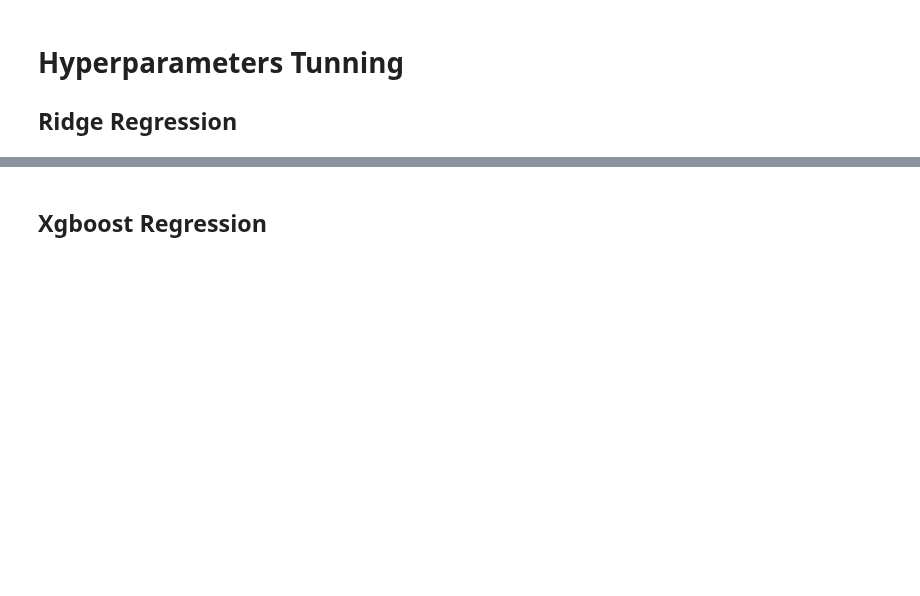
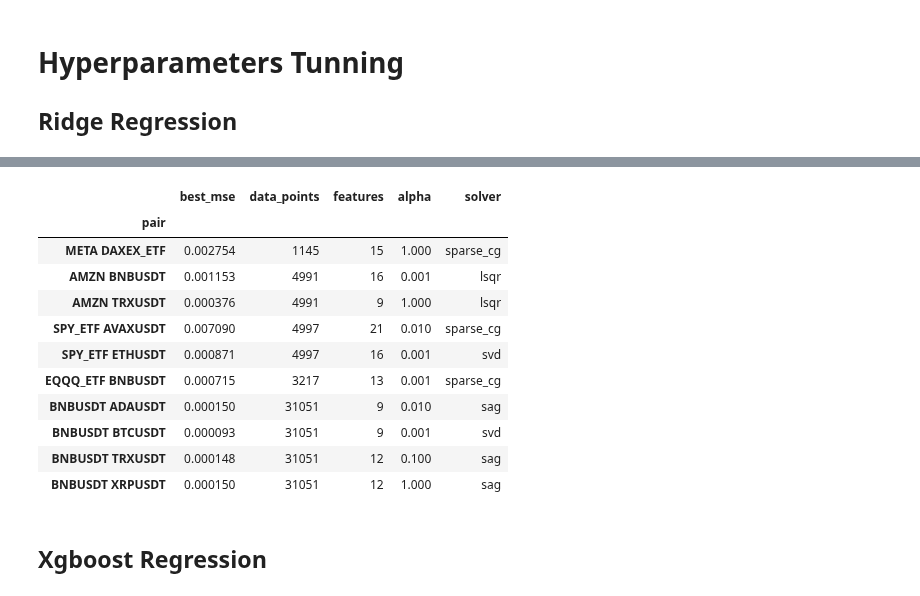
Before and after one commit to nite4/mscfe-masters-project, a Jupyter notebook: src/hyperparameters_tunning.ipynb, the cells around one changed output, grey strips where cells are left out. Saved outputs shown, nothing was run; the diff lists cells and outputs as text; code cells hidden in the pictures; blank space fills up the shorter version.

```diff
--- a/src/hyperparameters_tunning.ipynb
+++ b/src/hyperparameters_tunning.ipynb
@@ -190,0 +262,53 @@ ridge_regression_results
+# %%
+dir_best = os.path.join(dir_models_best, 'ridge')
+param_grid = {
+    'alpha': [0.001, 0.01, 0.1, 1, 10, 100],
+    'solver': ['svd', 'cholesky', 'lsqr', 'sparse_cg', 'sag'],
+}
+
+verbose = False
+tuned_params = []
+i = 1
+
+# for p in pairs.iloc[0:1]:
+for p in pairs:
+
+    print(f"({i}) Pairs: {p}")
+
+    # 1. Read normalized features
+    df_norm = dict_data['df_norm'][p]
+
+    # 2. Create X, y based on LassoCV
+    lasso_features_cols = dict_cv_features[p]
+    target_col = df_norm.columns.tolist()[-1]
+    df_lasso = pd.concat([df_norm[lasso_features_cols], df_norm[target_col]], axis=1)
+
+    # 3. Run Hyperparameters tunning
+    best_model, best_params, best_mse, best_df_test = models.hyperparameter_tuning(
+        df=df_lasso, p=p, model_func=models.ridge_regression, param_grid=param_grid, verbose=verbose)
+
+    stats = {
+        'pair':p,
+        'best_mse': best_mse,
+        'data_points': len(df_lasso),
+        'features': len(df_lasso.columns),
+    }
+    stats.update(best_params)
+    tuned_params.append(stats)
+
+    print(f"Best MSE: {best_mse:.6f}")
+    print(f"alpha: {best_params['alpha']}, solver: {best_params['solver']}")
+
+    # 4. Save best model future use like testing and strategy
+    model_name = f"best_ridge_{p.replace(' ', '_')}.pkl"
+    dir_model_name = os.path.join(dir_best, model_name)
+    pypickle.save(dir_model_name, best_model, overwrite=pypickle_overwrite)
+
+    i+=1
+    print('')
+
+dir_param = os.path.join(dir_best, 'best_model_results.csv')
+df_ridge = pd.DataFrame(tuned_params).set_index('pair')
+df_ridge.to_csv(dir_param)
+display(df_ridge)
+# %% [output]
@@ -191,2 +332,14 @@ ridge_regression_results
+|  | best_mse | data_points | features | alpha | solver |
+| pair |  |  |  |  |  |
+| META DAXEX_ETF | 0.002754 | 1145 | 15 | 1.000 | sparse_cg |
+| AMZN BNBUSDT | 0.001153 | 4991 | 16 | 0.001 | lsqr |
+| AMZN TRXUSDT | 0.000376 | 4991 | 9 | 1.000 | lsqr |
+| SPY_ETF AVAXUSDT | 0.007090 | 4997 | 21 | 0.010 | sparse_cg |
+| SPY_ETF ETHUSDT | 0.000871 | 4997 | 16 | 0.001 | svd |
+| EQQQ_ETF BNBUSDT | 0.000715 | 3217 | 13 | 0.001 | sparse_cg |
+| BNBUSDT ADAUSDT | 0.000150 | 31051 | 9 | 0.010 | sag |
+| BNBUSDT BTCUSDT | 0.000093 | 31051 | 9 | 0.001 | svd |
+| BNBUSDT TRXUSDT | 0.000148 | 31051 | 12 | 0.100 | sag |
+| BNBUSDT XRPUSDT | 0.000150 | 31051 | 12 | 1.000 | sag |
 # %% [markdown]
 ## Xgboost Regression
```
Also changed, not shown: parts of 23 cells of this notebook.
